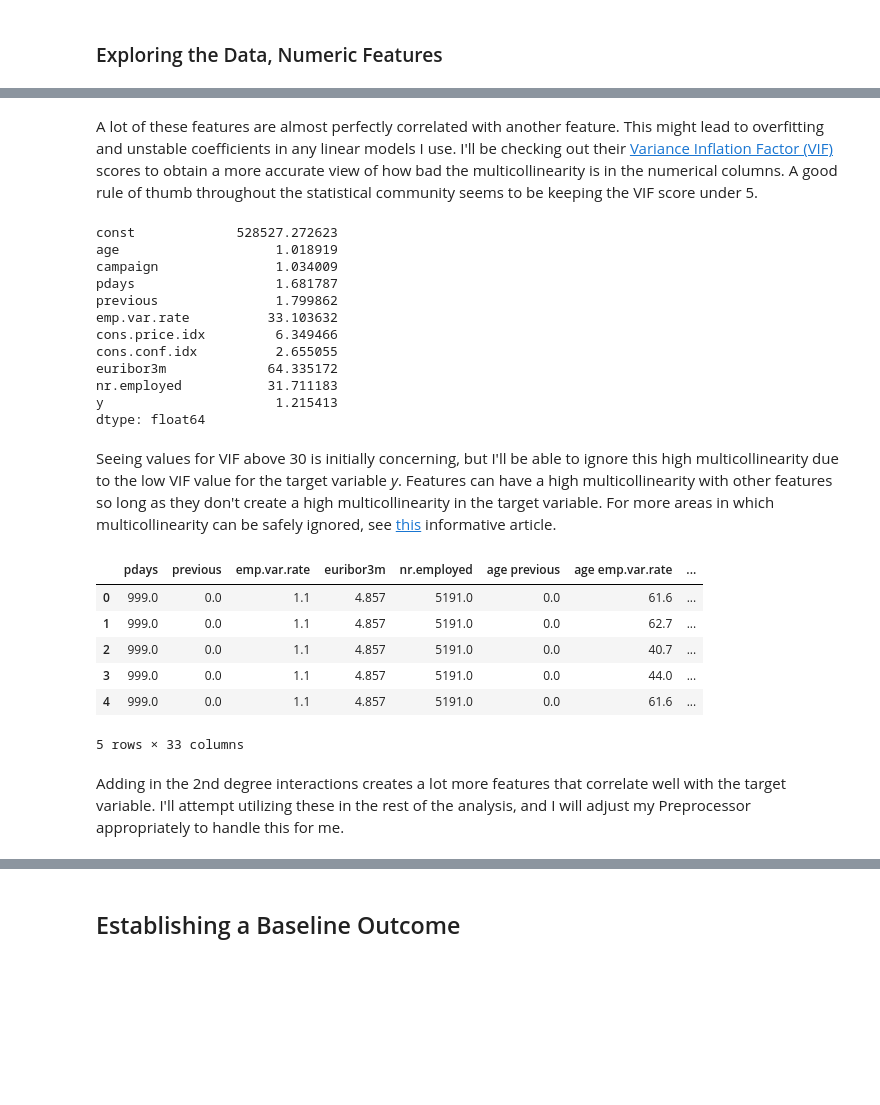
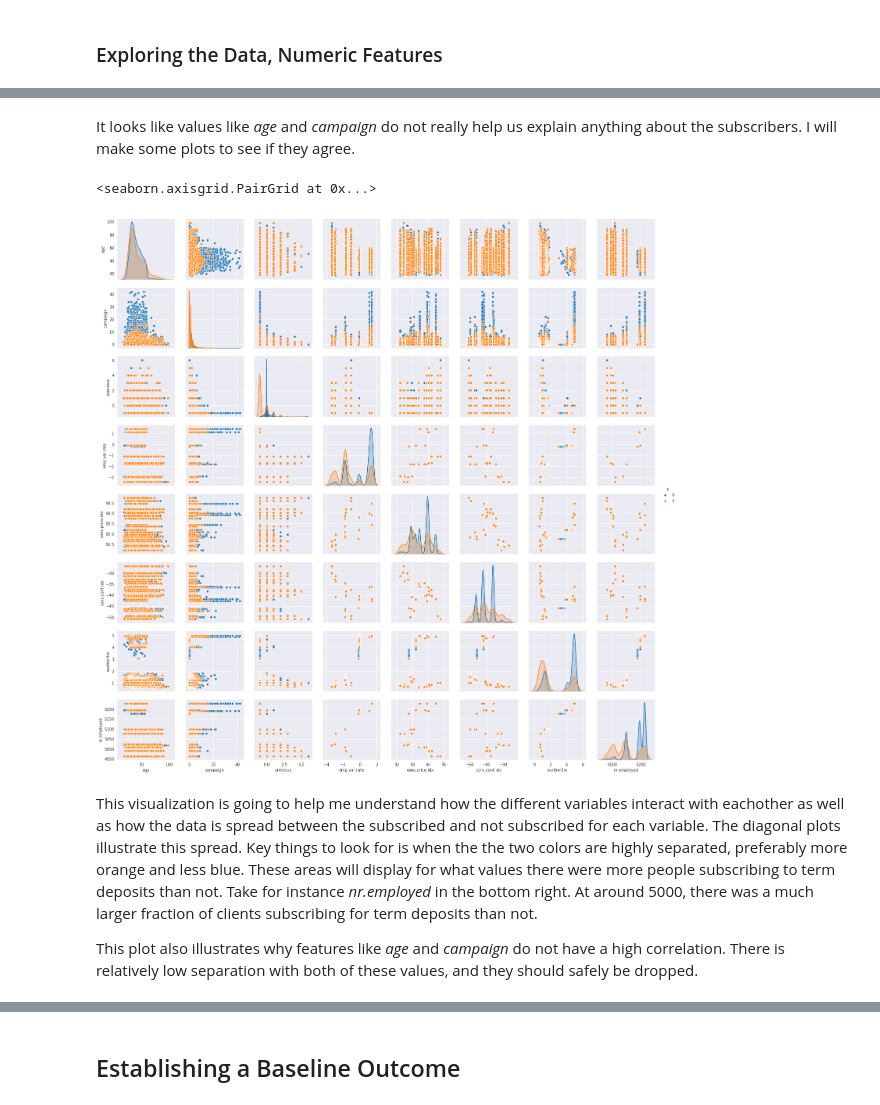
Before and after one commit to kcoffland/bank-predictions, a Jupyter notebook: 02_Discover.ipynb, the cells around one changed output, grey strips where cells are left out. Cells and saved outputs as stored; diff of their text form; code cells hidden in the pictures; blank space fills up the shorter version.

```diff
--- a/02_Discover.ipynb
+++ b/02_Discover.ipynb
@@ -142,9 +296,11 @@ le = LabelEncoder()
 
 bank_data['y'] = le.fit_transform(bank_data.y)
 # test = bank_data.pdays.replace(to_replace=999, value=20)
-num_bank_data = bank_data[[x for x in bank_data.columns if x not in cat_cols or x =='y']].copy()
+num_bank_data = bank_data[
+    [x for x in bank_data.columns if x not in cat_cols or x =='y']] \
+    .copy()
 
-fig, ax = plt.subplots(figsize=(10, 10))
+fig, ax = plt.subplots(figsize=(10, 5))
 
 sns.heatmap(num_bank_data.corr(), annot=True, fmt='.3f')
 # %% [output]
@@ -153,25 +308,0 @@ sns.heatmap(num_bank_data.corr(), annot=True, fmt='.3f')
-# %% [markdown]
-A lot of these features are almost perfectly correlated with another feature. This might lead to overfitting and unstable coefficients in any linear models I use. I'll be checking out their [Variance Inflation Factor (VIF)](https://en.wikipedia.org/wiki/Variance_inflation_factor) scores to obtain a more accurate view of how bad the multicollinearity is in the numerical columns. A good rule of thumb throughout the statistical community seems to be keeping the VIF score under 5.
-# %%
-from statsmodels.tools.tools import add_constant
-# Setting the constant term for the VIF calculation
-vif_data = add_constant(num_bank_data)
-
-pd.Series([variance_inflation_factor(vif_data.values, i)
-               for i in range(vif_data.shape[1])],
-              index=vif_data.columns)
-# %% [output]
-const             528527.272623
-age                    1.018919
-campaign               1.034009
-pdays                  1.681787
-previous               1.799862
-emp.var.rate          33.103632
-cons.price.idx         6.349466
-cons.conf.idx          2.655055
-euribor3m             64.335172
-nr.employed           31.711183
-y                      1.215413
-dtype: float64
-# %% [markdown]
-Seeing values for VIF above 30 is initially concerning, but I'll be able to ignore this high multicollinearity due to the low VIF value for the target variable *y*. Features can have a high multicollinearity with other features so long as they don't create a high multicollinearity in the target variable. For more areas in which multicollinearity can be safely ignored, see [this](https://statisticalhorizons.com/multicollinearity) informative article.
@@ -183,13 +309,11 @@ interactions = pd.DataFrame(poly.fit_transform(num_bank_data.drop('y', axis=1)),
-# %%
-interactions['y'] = num_bank_data['y'].copy()
-interactions.loc[:, abs(interactions.corr()['y']) > .15].head()
-# %% [output]
-|  | pdays | previous | emp.var.rate | euribor3m | nr.employed | age previous | age emp.var.rate | ... |
-| 0 | 999.0 | 0.0 | 1.1 | 4.857 | 5191.0 | 0.0 | 61.6 | ... |
-| 1 | 999.0 | 0.0 | 1.1 | 4.857 | 5191.0 | 0.0 | 62.7 | ... |
-| 2 | 999.0 | 0.0 | 1.1 | 4.857 | 5191.0 | 0.0 | 40.7 | ... |
-| 3 | 999.0 | 0.0 | 1.1 | 4.857 | 5191.0 | 0.0 | 44.0 | ... |
-| 4 | 999.0 | 0.0 | 1.1 | 4.857 | 5191.0 | 0.0 | 61.6 | ... |
-5 rows × 33 columns
-# %% [markdown]
-Adding in the 2nd degree interactions creates a lot more features that correlate well with the target variable. I'll attempt utilizing these in the rest of the analysis, and I will adjust my Preprocessor appropriately to handle this for me.
+# %% [markdown]
+It looks like values like *age* and *campaign* do not really help us explain anything about the subscribers. I will make some plots to see if they agree.
+# %%
+sns.pairplot(num_bank_data, vars=num_bank_data.columns.drop('y'), hue='y')
+# %% [output]
+<seaborn.axisgrid.PairGrid at 0x...>
+[figure, added]
+# %% [markdown]
+This visualization is going to help me understand how the different variables interact with eachother as well as how the data is spread between the subscribed and not subscribed for each variable. The diagonal plots illustrate this spread. Key things to look for is when the the two colors are highly separated, preferably more orange and less blue. These areas will display for what values there were more people subscribing to term deposits than not. Take for instance *nr.employed* in the bottom right. At around 5000, there was a much larger fraction of clients subscribing for term deposits than not.
+
+This plot also illustrates why features like *age* and *campaign* do not have a high correlation. There is relatively low separation with both of these values, and they should safely be dropped.
```
Also changed, not shown: parts of 51 cells of this notebook.
